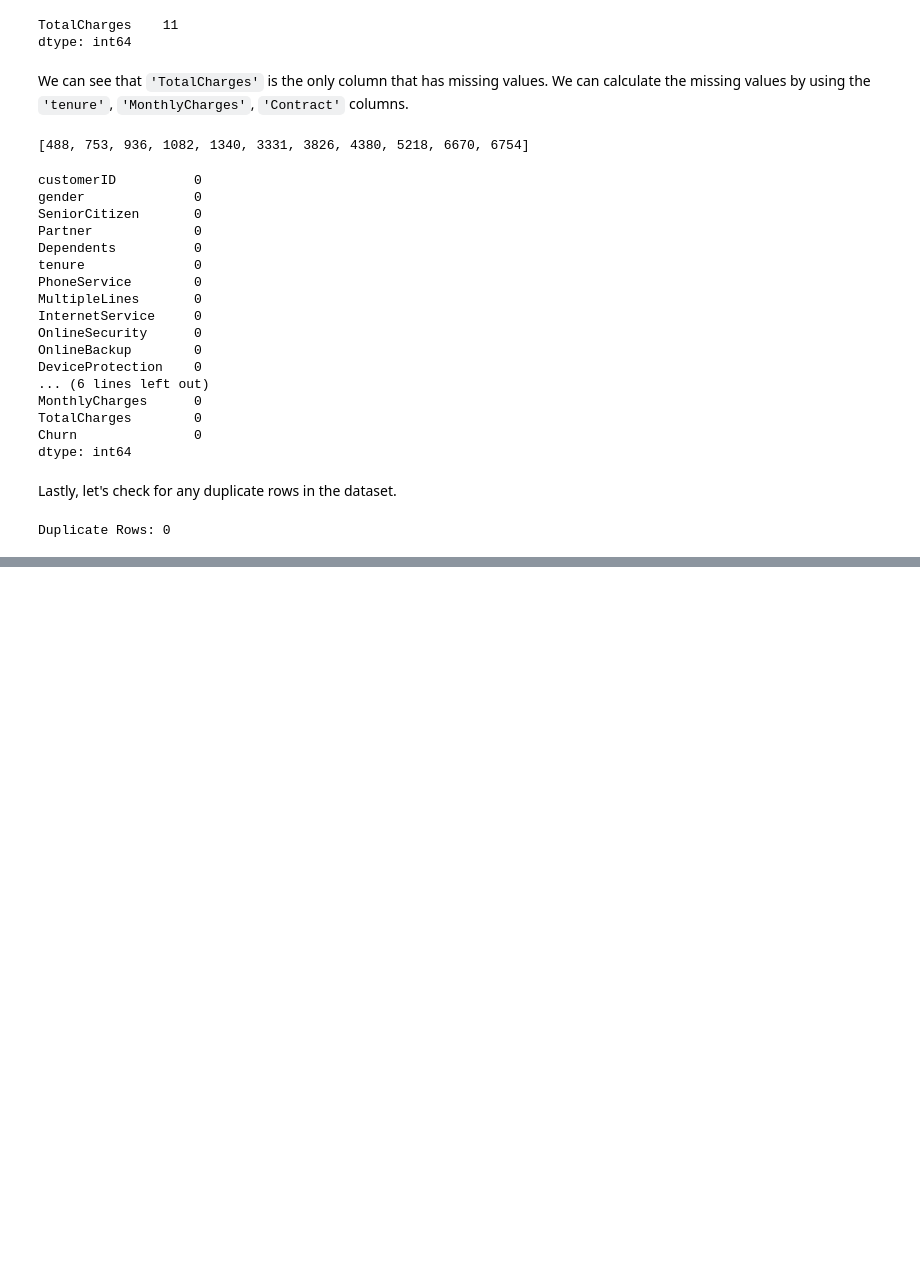
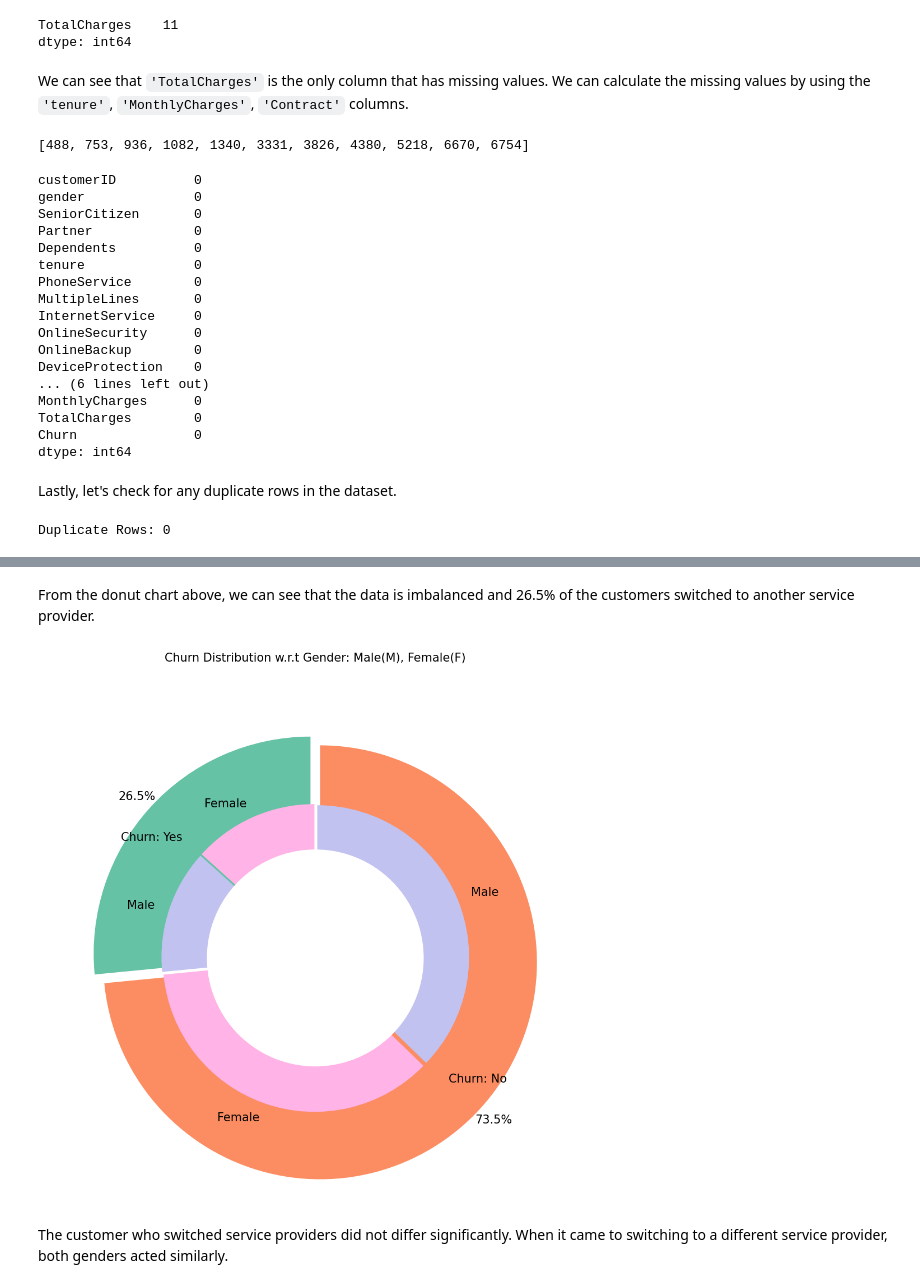
Before and after one commit to Shrestha-Dipesh/ML-Final-Project, a Jupyter notebook: ML_Final_Project.ipynb, the cells around one changed output, grey strips where cells are left out. Saved outputs shown, nothing was run; the diff lists cells and outputs as text; code cells hidden in the pictures; blank space fills up the shorter version.

```diff
--- a/ML_Final_Project.ipynb
+++ b/ML_Final_Project.ipynb
@@ -124,0 +209,54 @@ data.head()
+# %% [markdown]
+From the donut chart above, we can see that the data is imbalanced and 26.5% of the customers switched to another service provider.
+# %%
+# Churn data
+churn_labels = ["Churn: Yes", "Churn: No"]
+churn_values = [data[data['Churn'] == 1].shape[0], data[data['Churn'] == 0].shape[0]]
+
+# Gender data
+gender_labels = ["Female", "Male", "Female", "Male"]
+male_churn_yes_count = data[data['Churn'] == 1].loc[data['gender'] == 'Male'].shape[0]
+female_churn_yes_count = data[data['Churn'] == 1].loc[data['gender'] == 'Female'].shape[0]
+male_churn_no_count = data[data['Churn'] == 0].loc[data['gender'] == 'Male'].shape[0]
+female_churn_no_count = data[data['Churn'] == 0].loc[data['gender'] == 'Female'].shape[0]
+gender_sizes = [female_churn_yes_count, male_churn_yes_count, female_churn_no_count, male_churn_no_count]
+
+# Colors for plots
+churn_colors = sns.color_palette('Set2')
+gender_colors = ['#ffb3e6', '#c2c2f0', '#ffb3e6', '#c2c2f0']
+
+# Explosion settings
+churn_explode = (0.3, 0.3)
+gender_explode = (0.1, 0.1, 0.1, 0.1)
+
+# Text properties for labels
+text_props = {"fontsize": 15}
+
+# Plot Churn distribution
+plt.figure(figsize=(10, 10))
+
+# Churn pie chart
+plt.pie(churn_values, labels=churn_labels, autopct='%1.1f%%', pctdistance=1.08, labeldistance=0.8,
+        colors=churn_colors, startangle=90, frame=True, explode=churn_explode, radius=10, textprops=text_props,
+        counterclock=True)
+
+# Gender pie chart
+plt.pie(gender_sizes, labels=gender_labels, colors=gender_colors, startangle=90, explode=gender_explode, radius=7,
+        textprops=text_props, counterclock=True)
+
+# Draw circle in the center
+centre_circle = plt.Circle((0, 0), 5, color='black', fc='white', linewidth=0)
+fig = plt.gcf()
+fig.gca().add_artist(centre_circle)
+
+# Set title
+plt.title('Churn Distribution w.r.t Gender: Male(M), Female(F)', fontsize=15, y=1.1)
+
+# Show plot
+plt.axis('equal')
+plt.tight_layout()
+plt.show()
+# %% [output]
+[figure, added]
+# %% [markdown]
+The customer who switched service providers did not differ significantly. When it came to switching to a different service provider, both genders acted similarly.
```
Also changed, not shown: parts of 39 cells of this notebook, 1 other file.
